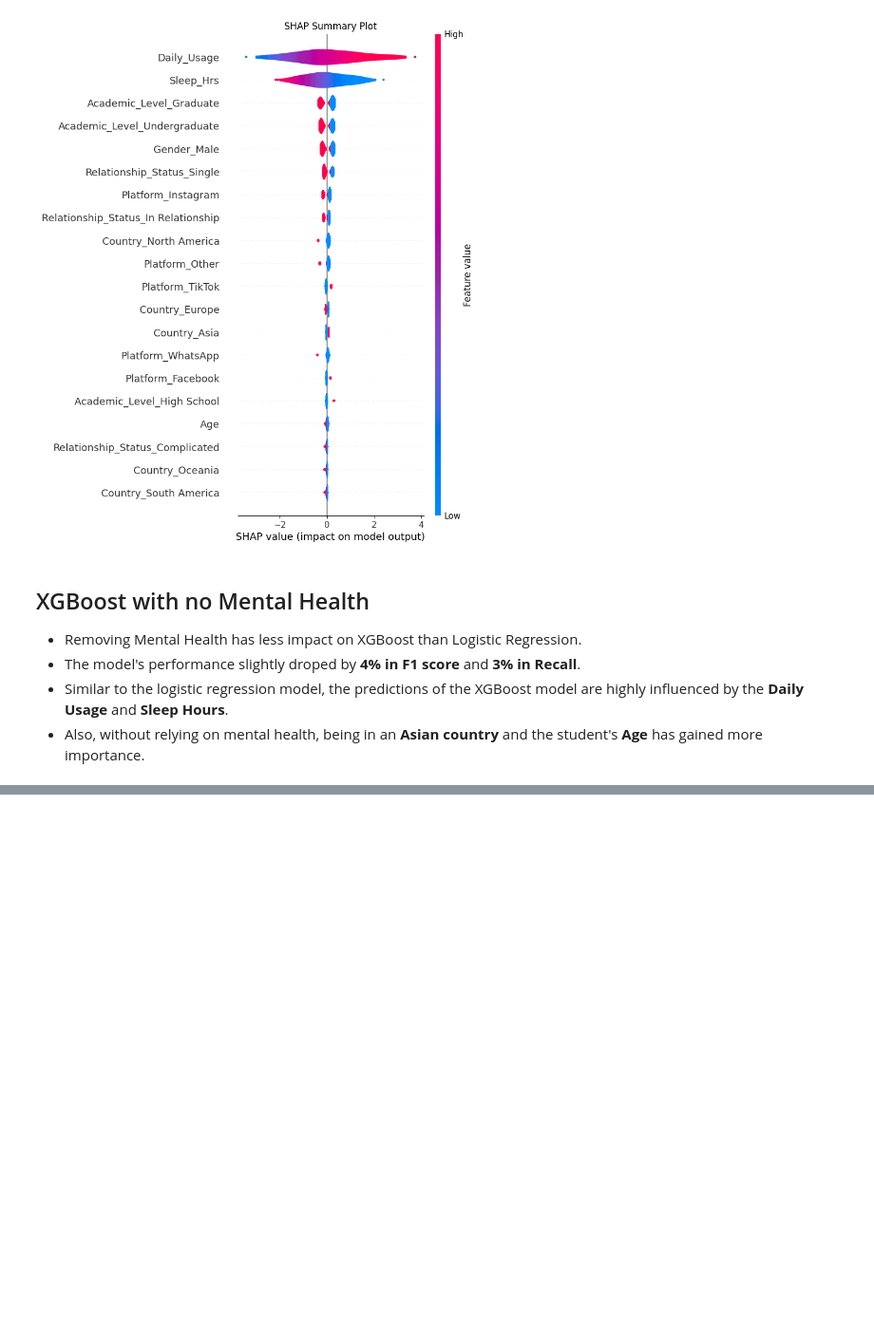
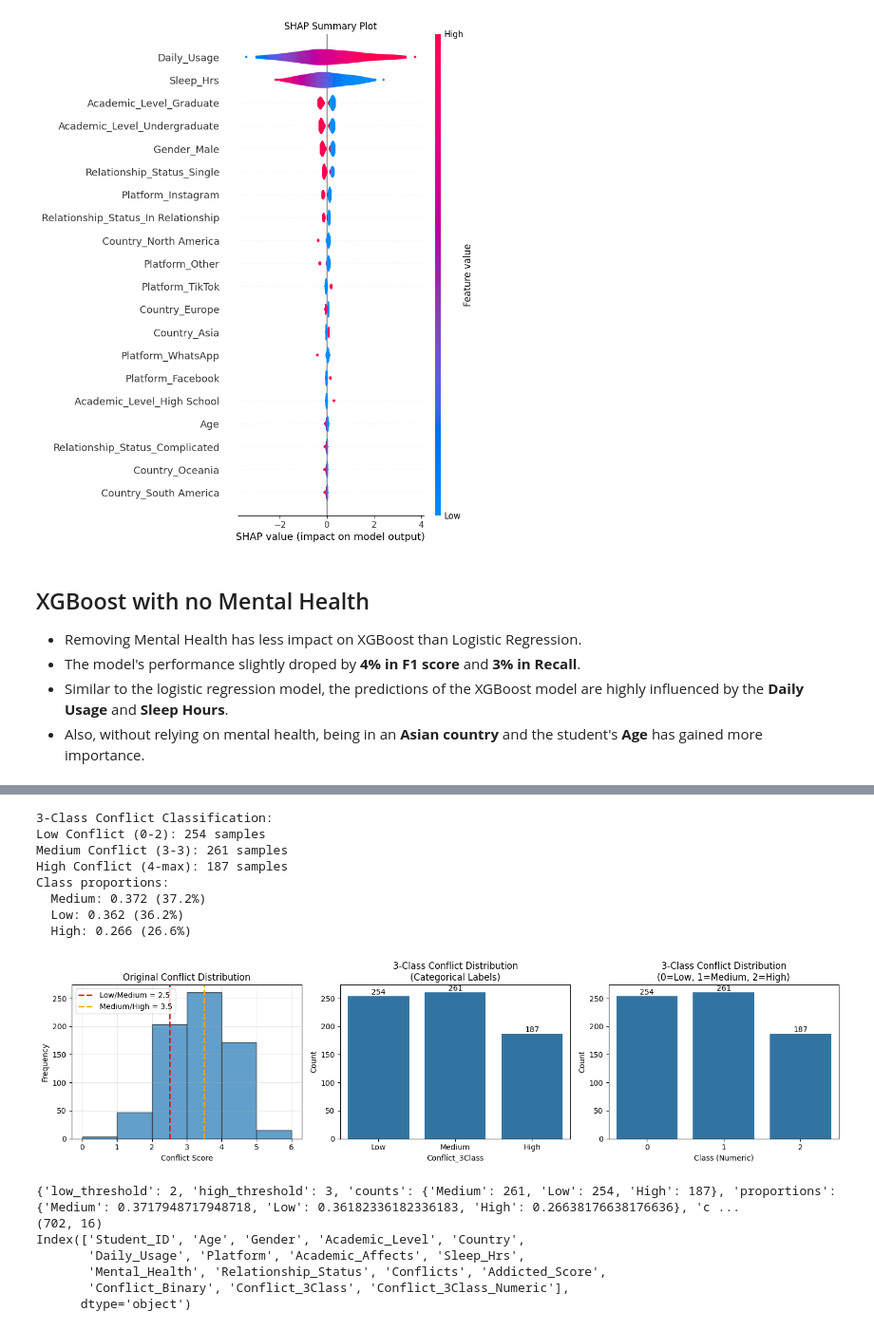
Before and after one commit to numberwrangler/SDS-CP029-social-sphere, a Jupyter notebook: submissions/team-members/bob-hosseini/notebooks/02_classification.ipynb, the cells around one changed output, grey strips where cells are left out. Shown at 95% size. Saved outputs shown, nothing was run; the diff lists cells and outputs as text; code cells hidden in the pictures; blank space fills up the shorter version.

```diff
--- a/submissions/team-members/bob-hosseini/notebooks/02_classification.ipynb
+++ b/submissions/team-members/bob-hosseini/notebooks/02_classification.ipynb
@@ -632,0 +736,33 @@ Created version '2' of model 'conflict_xgb_no_mh'.
+# %%
+# create_multiclass_conflict
+from utils import create_multiclass_conflict
+df_data, results = create_multiclass_conflict(
+    df_data,
+    target_column='Conflicts',
+    low_threshold=2, high_threshold=3, visualize=True)
+
+# print the results
+print(results)
+
+# print the shape of the dataframe
+print(df_data.shape)
+
+# print the columns of the dataframe
+print(df_data.columns)
+# %% [output]
+3-Class Conflict Classification:
+Low Conflict (0-2): 254 samples
+Medium Conflict (3-3): 261 samples
+High Conflict (4-max): 187 samples
+Class proportions:
+  Medium: 0.372 (37.2%)
+  Low: 0.362 (36.2%)
+  High: 0.266 (26.6%)
+[figure, added]
+{'low_threshold': 2, 'high_threshold': 3, 'counts': {'Medium': 261, 'Low': 254, 'High': 187}, 'proportions': {'Medium': 0.3717948717948718, 'Low': 0.36182336182336183, 'High': 0.26638176638176636}, 'c ...
+(702, 16)
+Index(['Student_ID', 'Age', 'Gender', 'Academic_Level', 'Country',
+       'Daily_Usage', 'Platform', 'Academic_Affects', 'Sleep_Hrs',
+       'Mental_Health', 'Relationship_Status', 'Conflicts', 'Addicted_Score',
+       'Conflict_Binary', 'Conflict_3Class', 'Conflict_3Class_Numeric'],
+      dtype='object')
```
Also changed, not shown: parts of 16 cells of this notebook, 2 other files.
